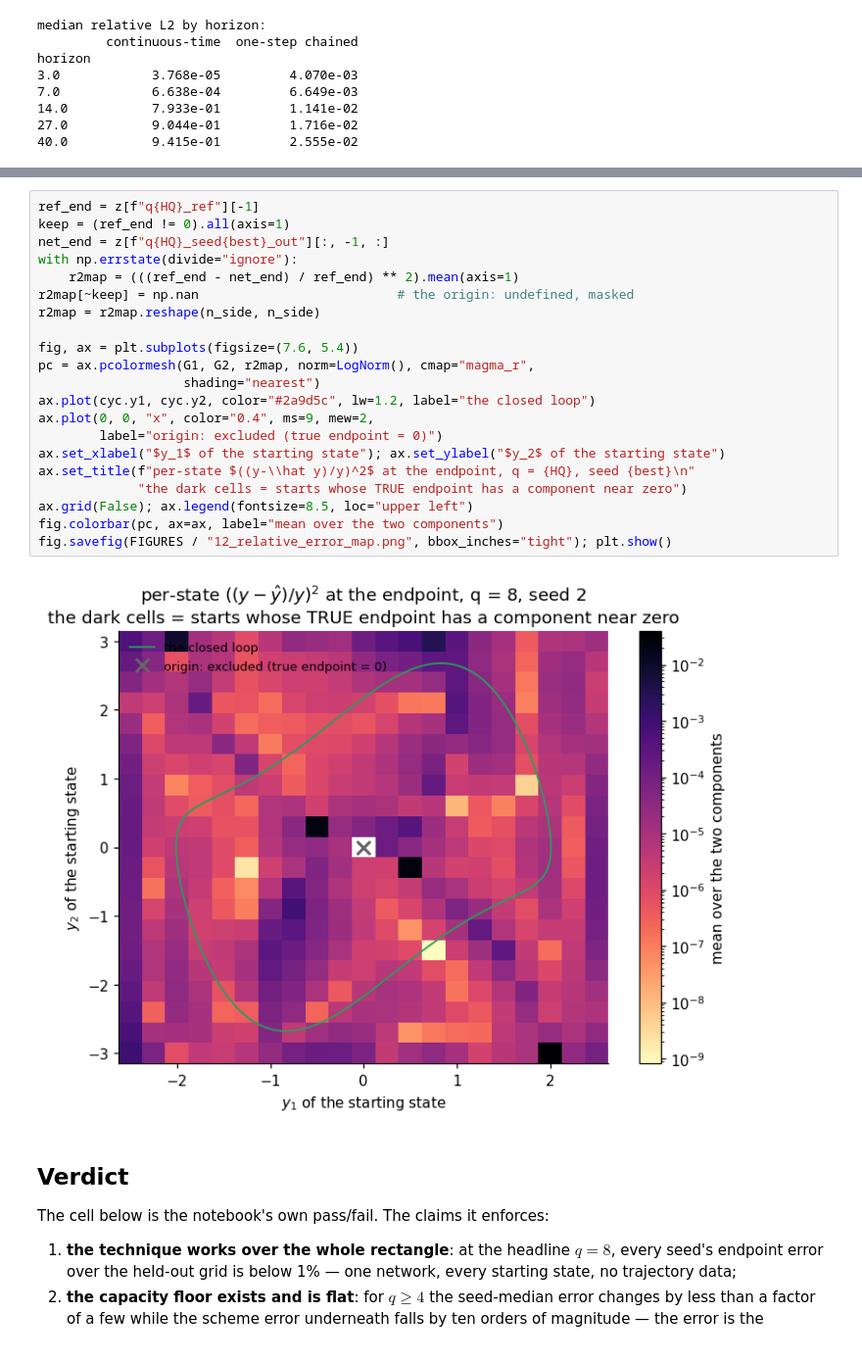
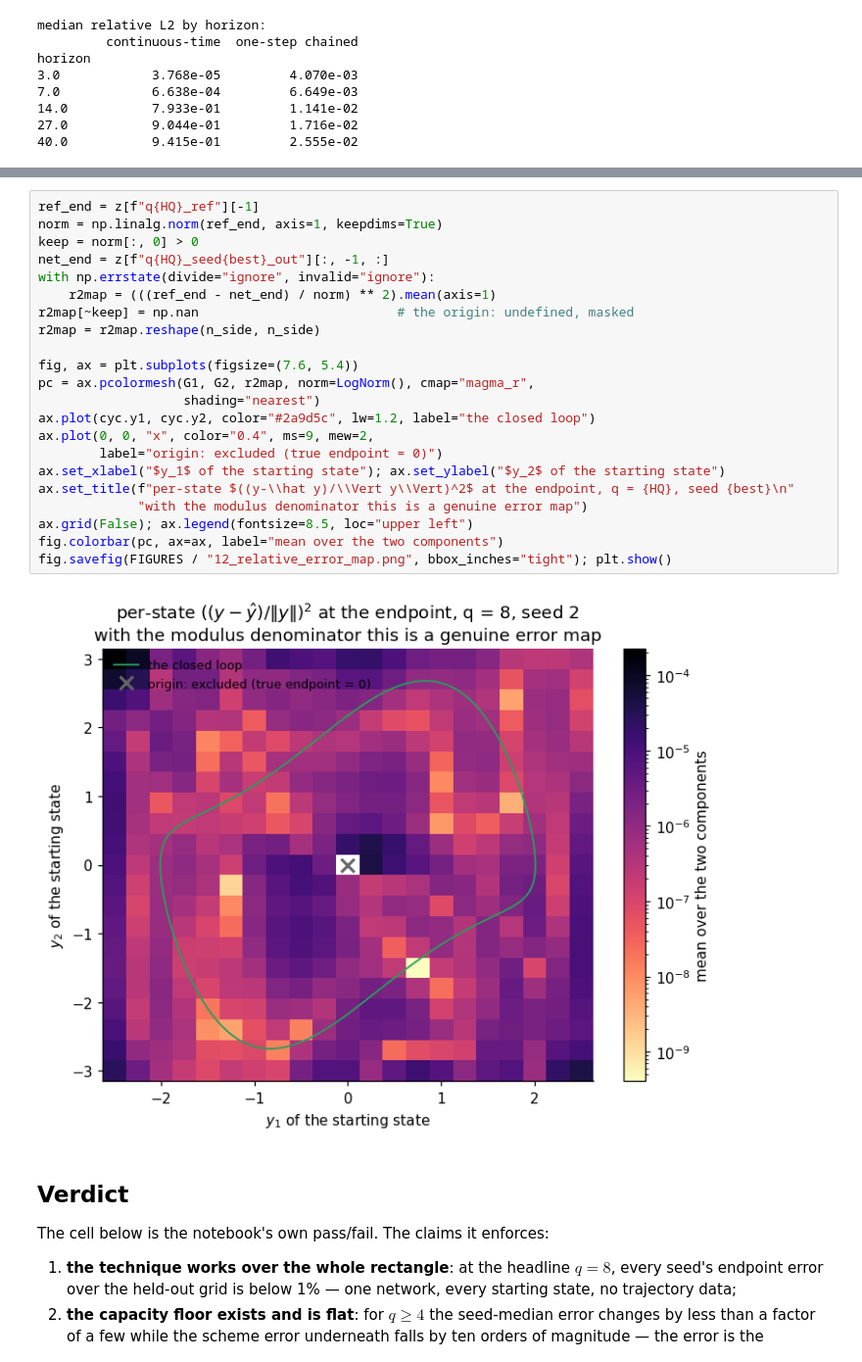
Before and after one commit to GeorgeWilliam1999/Van_Der_Pole, a Jupyter notebook: discrete_time_network/one_step_network.ipynb, the cells around one changed output, grey strips where cells are left out. Shown at 98% size. Drawn from its saved outputs; the diff is of its cells as text.

```diff
--- a/discrete_time_network/one_step_network.ipynb
+++ b/discrete_time_network/one_step_network.ipynb
@@ -609,26 +611,27 @@ q
 # %%
 ref_end = z[f"q{HQ}_ref"][-1]
-keep = (ref_end != 0).all(axis=1)
+norm = np.linalg.norm(ref_end, axis=1, keepdims=True)
+keep = norm[:, 0] > 0
 net_end = z[f"q{HQ}_seed{best}_out"][:, -1, :]
-with np.errstate(divide="ignore"):
-    r2map = (((ref_end - net_end) / ref_end) ** 2).mean(axis=1)
+with np.errstate(divide="ignore", invalid="ignore"):
+    r2map = (((ref_end - net_end) / norm) ** 2).mean(axis=1)
 r2map[~keep] = np.nan                          # the origin: undefined, masked
 r2map = r2map.reshape(n_side, n_side)
 
 fig, ax = plt.subplots(figsize=(7.6, 5.4))
 pc = ax.pcolormesh(G1, G2, r2map, norm=LogNorm(), cmap="magma_r",
                    shading="nearest")
 ax.plot(cyc.y1, cyc.y2, color="#2a9d5c", lw=1.2, label="the closed loop")
 ax.plot(0, 0, "x", color="0.4", ms=9, mew=2,
         label="origin: excluded (true endpoint = 0)")
 ax.set_xlabel("$y_1$ of the starting state"); ax.set_ylabel("$y_2$ of the starting state")
-ax.set_title(f"per-state $((y-\\hat y)/y)^2$ at the endpoint, q = {HQ}, seed {best}\n"
-             "the dark cells = starts whose TRUE endpoint has a component near zero")
+ax.set_title(f"per-state $((y-\\hat y)/\\Vert y\\Vert)^2$ at the endpoint, q = {HQ}, seed {best}\n"
+             "with the modulus denominator this is a genuine error map")
 ax.grid(False); ax.legend(fontsize=8.5, loc="upper left")
 fig.colorbar(pc, ax=ax, label="mean over the two components")
 fig.savefig(FIGURES / "12_relative_error_map.png", bbox_inches="tight"); plt.show()
 # %% [output]
-[figure, old version]
+[figure, new version]
 # %% [markdown]
 ## Verdict
 
```
Also changed, not shown: parts of 3 cells of this notebook, 3 other files.
